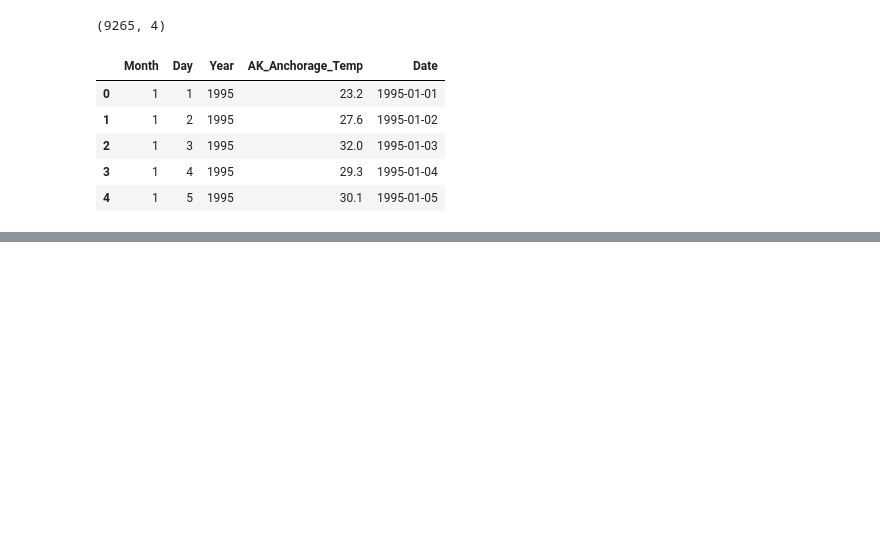
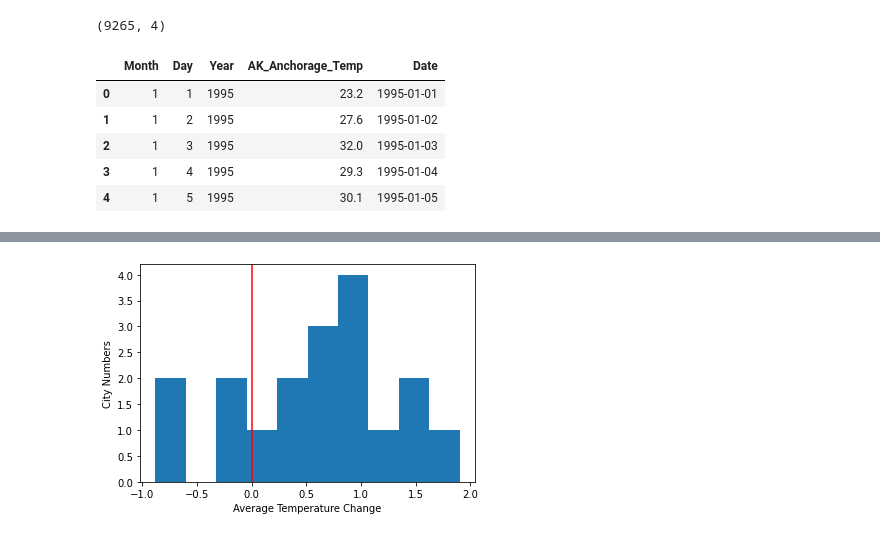
Before and after one commit to nshang88/Capstone-Projects, a Jupyter notebook: Climate_change.ipynb, the cells around one changed output, grey strips where cells are left out. Cells and saved outputs as stored; diff of their text form; code cells hidden in the pictures; blank space fills up the shorter version.

```diff
--- a/Climate_change.ipynb
+++ b/Climate_change.ipynb
@@ -226,0 +216,7 @@ climate_data.FL_West_Palm_Beach_Temp.loc['2015-01-01':'2019-12-31'].mean()
+# %%
+# The yaer of 2015 does not have a full year temperature data, has to be deleted.
+climate_data=climate_data.loc['1995-01-01':'2014-12-31']
+# %%
+#The average temperature of 2010-2014 five years.
+Temp1=climate_data.loc['2010-01-01':'2014-12-31'].mean()
+Temp1
@@ -226,0 +243,4 @@ climate_data.FL_West_Palm_Beach_Temp.loc['2015-01-01':'2019-12-31'].mean()
+# %%
+# The average temperature of 1995-1999 five years.
+Temp2=climate_data.loc['1995-01-01':'1999-12-31'].mean()
+Temp2
@@ -226,0 +290,8 @@ climate_data.FL_West_Palm_Beach_Temp.loc['2015-01-01':'2019-12-31'].mean()
+# %%
+#histogram of the cities and temperature change
+plt.hist(Temp1-Temp2)
+plt.xlabel('Average Temperature Change')
+plt.ylabel('City Numbers')
+plt.axvline(0, c='r');
+# %% [output]
+[figure, added]
```
Also changed, not shown: parts of 56 cells of this notebook.
